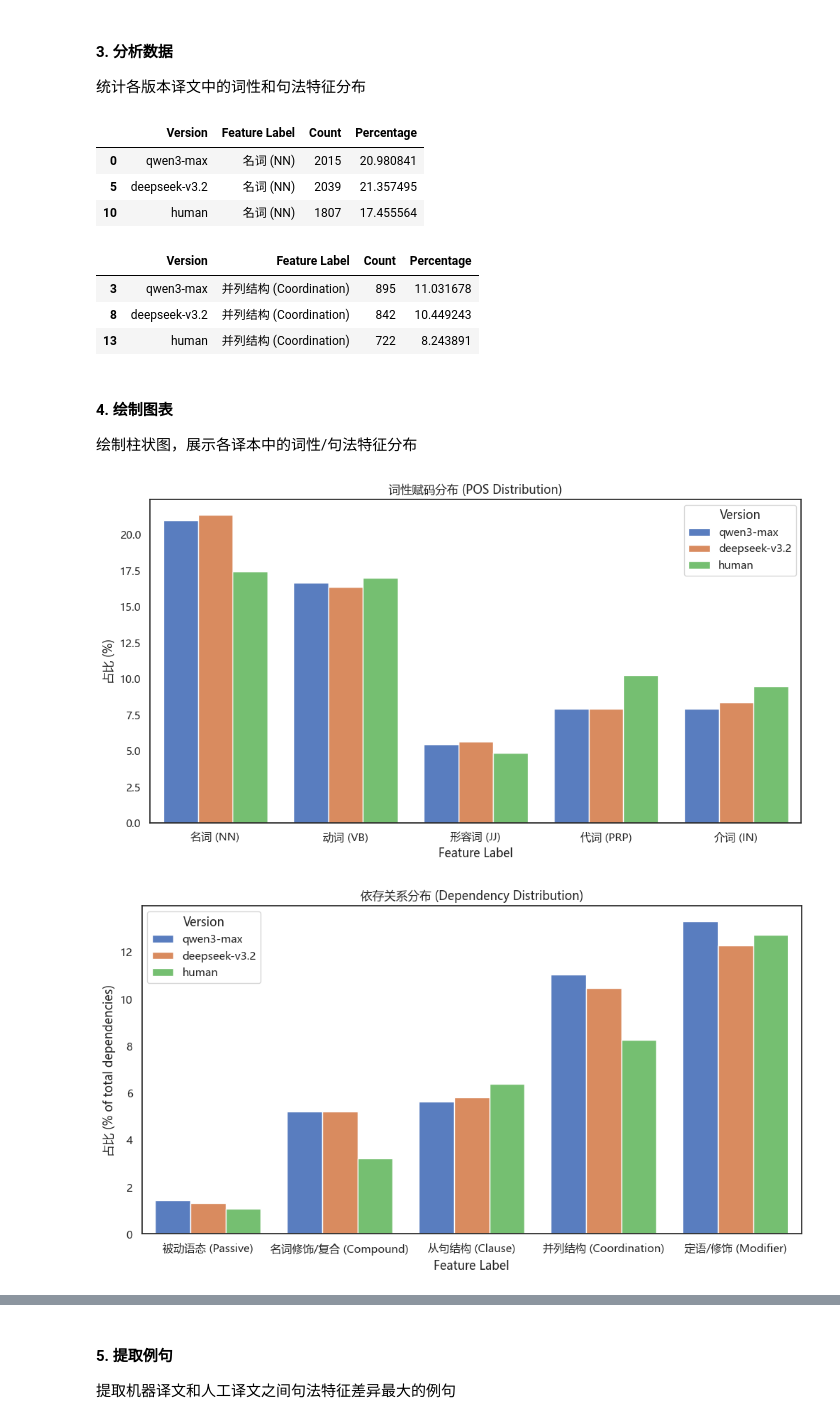
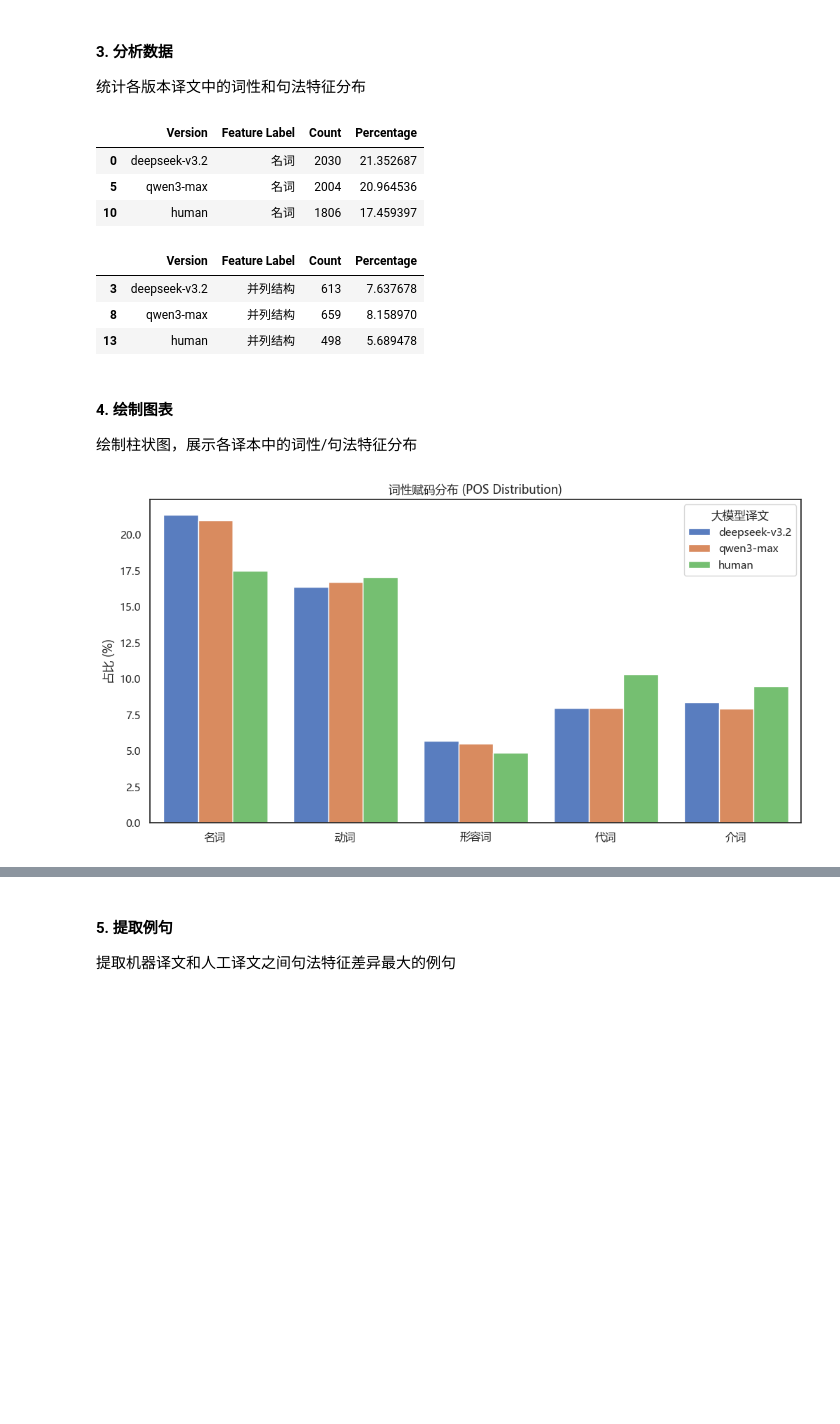
Before and after one commit to bfsujason/llm_corpus_annotation, a Jupyter notebook: notebook/2_Syntax_Feature_Analysis.ipynb, the cells around one changed output, grey strips where cells are left out. Cells and saved outputs as stored; diff of their text form; code cells hidden in the pictures; blank space fills up the shorter version.

```diff
--- a/notebook/2_Syntax_Feature_Analysis.ipynb
+++ b/notebook/2_Syntax_Feature_Analysis.ipynb
@@ -75,56 +64,54 @@ for ver in analyzer.stats.keys():
 # ==== 词性赋码分布 ====
 
 # 指定词类
-# 每个词类可匹配多个标签
-# 如 ["NN"] 匹配 NN，NNS，NNP 和 NNPS
+# 每个词类可对应多个标签
 pos_config = {
-    "名词 (NN)": ["NN"],
-    "动词 (VB)": ["VB"],
-    "形容词 (JJ)": ["JJ"],
-    "代词 (PRP)": ["PRP"],
-    "介词 (IN)": ["IN"],
+    "名词": ["NN", "NNS", "NNP", "NNPS"],
+    "动词": ["VB", "VBD", "VBG", "VBN", "VBP", "VBZ"],
+    "形容词": ["JJ", "JJR", "JJS"],
+    "代词": ["PRP", "PRP$"],
+    "介词": ["IN"],
 }
 
 # 统计指定词类占比
 df_pos = analyzer.get_feature_report(
     feature_type='pos',
-    target_tags_map=pos_config,
+    target_tags=pos_config,
 )
 
 # 预览统计结果
-df_pos[df_pos["Feature Label"] == "名词 (NN)"]
+df_pos[df_pos["Feature Label"] == "名词"]
 # %% [output]
 |  | Version | Feature Label | Count | Percentage |
-| 0 | qwen3-max | 名词 (NN) | 2015 | 20.980841 |
-| 5 | deepseek-v3.2 | 名词 (NN) | 2039 | 21.357495 |
-| 10 | human | 名词 (NN) | 1807 | 17.455564 |
+| 0 | deepseek-v3.2 | 名词 | 2030 | 21.352687 |
+| 5 | qwen3-max | 名词 | 2004 | 20.964536 |
+| 10 | human | 名词 | 1806 | 17.459397 |
 # %%
 # === 句法关系分布 ===
 
 # 指定句法结构
-# 每个结构可匹配多个标签
-# 如 ["pass"] 匹配 nsubj:pass，aux:pass 和 csubj:pass
+# 每个结构可对应多个标签
 dep_config = {
-    "被动语态 (Passive)": ["pass"],
-    "名词修饰/复合 (Compound)": ["compound", "flat"],
-    "从句结构 (Clause)": ["advcl", "ccomp", "acl"],
-    "并列结构 (Coordination)": ["conj", "cc"],
-    "定语/修饰 (Modifier)": ["amod", "advmod"]
+    "被动语态": ["nsubj:pass", "csubj:pass", "aux:pass"],
+    "复合名词结构": ["compound", "flat"],
+    "从句结构 ": ["advcl", "ccomp", "acl"],
+    "并列结构": ["conj", "cc"],
+    "定语结构": ["amod", "advmod"]
 }
 
 # 统计指定结构占比
 df_dep = analyzer.get_feature_report(
     feature_type='dep',
-    target_tags_map=dep_config,
+    target_tags=dep_config,
 )
 
 # 预览统计结果
-df_dep[df_dep["Feature Label"] == "并列结构 (Coordination)"]
+df_dep[df_dep["Feature Label"] == "并列结构"]
 # %% [output]
 |  | Version | Feature Label | Count | Percentage |
-| 3 | qwen3-max | 并列结构 (Coordination) | 895 | 11.031678 |
-| 8 | deepseek-v3.2 | 并列结构 (Coordination) | 842 | 10.449243 |
-| 13 | human | 并列结构 (Coordination) | 722 | 8.243891 |
+| 3 | deepseek-v3.2 | 并列结构 | 613 | 7.637678 |
+| 8 | qwen3-max | 并列结构 | 659 | 8.158970 |
+| 13 | human | 并列结构 | 498 | 5.689478 |
 # %% [markdown]
 #### **4. 绘制图表**
 
@@ -136,21 +123,11 @@ sns.set_theme(style="white", font=font_name)
 # %%
 # --- 图 1: 词性赋码分布 ---
 plt.figure(figsize=(12, 6))
 sns.barplot(x="Feature Label", y="Percentage", hue="Version", data=df_pos, palette="muted")
 plt.title("词性赋码分布 (POS Distribution)")
+plt.xlabel("")
 plt.ylabel("占比 (%)")
+plt.legend(title="大模型译文")
 plt.show()
-
-#display(df_pos.pivot(index="Feature Label", columns="Version", values="Percentage").round(2))
-
-# --- 图 2: 句法关系分布 ---
-plt.figure(figsize=(12, 6))
-sns.barplot(x="Feature Label", y="Percentage", hue="Version", data=df_dep, palette="muted")
-plt.title("依存关系分布 (Dependency Distribution)")
-plt.ylabel("占比 (% of total dependencies)")
-plt.show()
-
-#display(df_dep.pivot(index="Feature Label", columns="Version", values="Percentage").round(2))
 # %% [output]
-[figure, old version]
+[figure, new version]
-[figure, removed]
```
Also changed, not shown: parts of 12 cells of this notebook, 29 other files.
